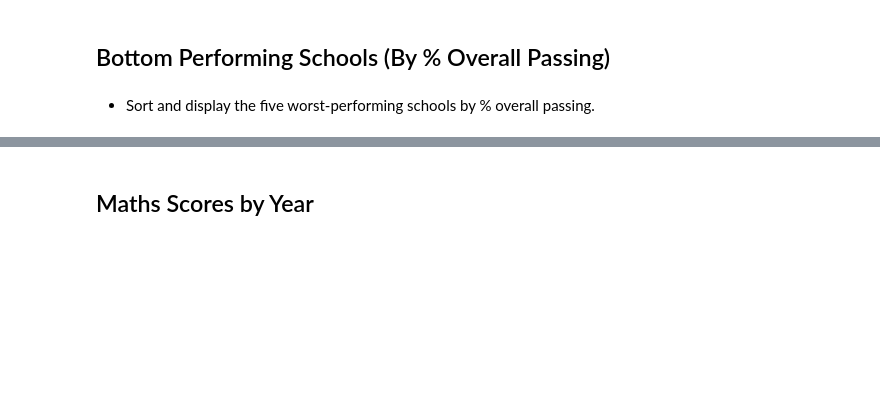
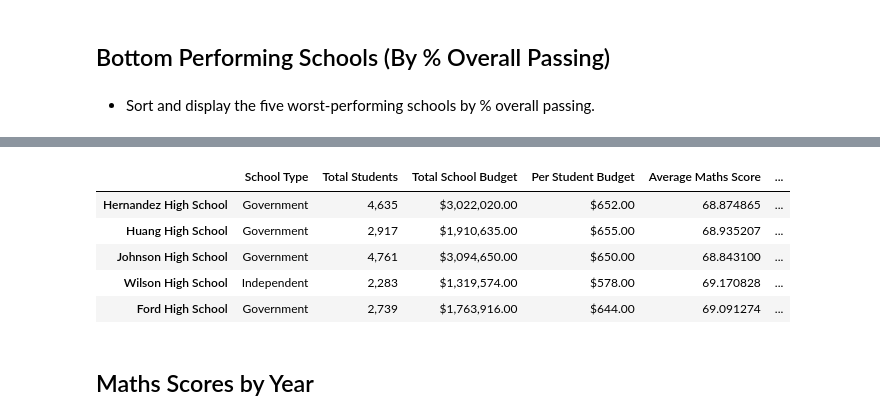
Before and after one commit to jords360/pandas-challenge, a Jupyter notebook: PyCitySchools/PyCitySchools_starter.ipynb, the cells around one changed output, grey strips where cells are left out. Cells and saved outputs as stored; diff of their text form; code cells hidden in the pictures; blank space fills up the shorter version.

```diff
--- a/PyCitySchools/PyCitySchools_starter.ipynb
+++ b/PyCitySchools/PyCitySchools_starter.ipynb
@@ -211,3 +208,16 @@ school_summary_df
+# %%
+# Sort the schools by % Overall Passing in ascending order
+bottom_schools = school_summary_df.sort_values(by='% Overall Passing')
+
+# Display the top 5 rows of the sorted DataFrame
+bottom_schools.head()
+# %% [output]
+|  | School Type | Total Students | Total School Budget | Per Student Budget | Average Maths Score | ... |
+| Hernandez High School | Government | 4,635 | $3,022,020.00 | $652.00 | 68.874865 | ... |
+| Huang High School | Government | 2,917 | $1,910,635.00 | $655.00 | 68.935207 | ... |
+| Johnson High School | Government | 4,761 | $3,094,650.00 | $650.00 | 68.843100 | ... |
+| Wilson High School | Independent | 2,283 | $1,319,574.00 | $578.00 | 69.170828 | ... |
+| Ford High School | Government | 2,739 | $1,763,916.00 | $644.00 | 69.091274 | ... |
 # %% [markdown]
 ## Maths Scores by Year
 # %% [markdown]
```
Also changed, not shown: parts of 5 cells of this notebook, 1 other file.
